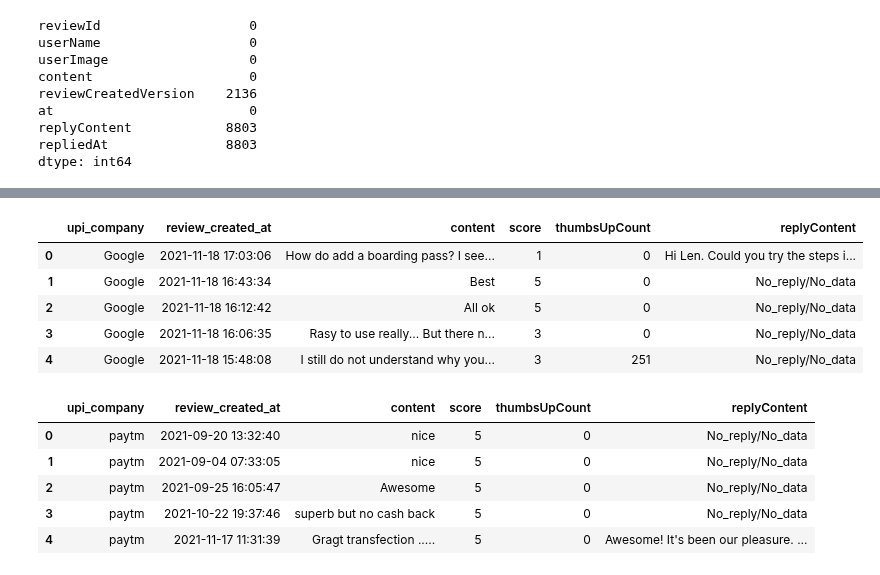
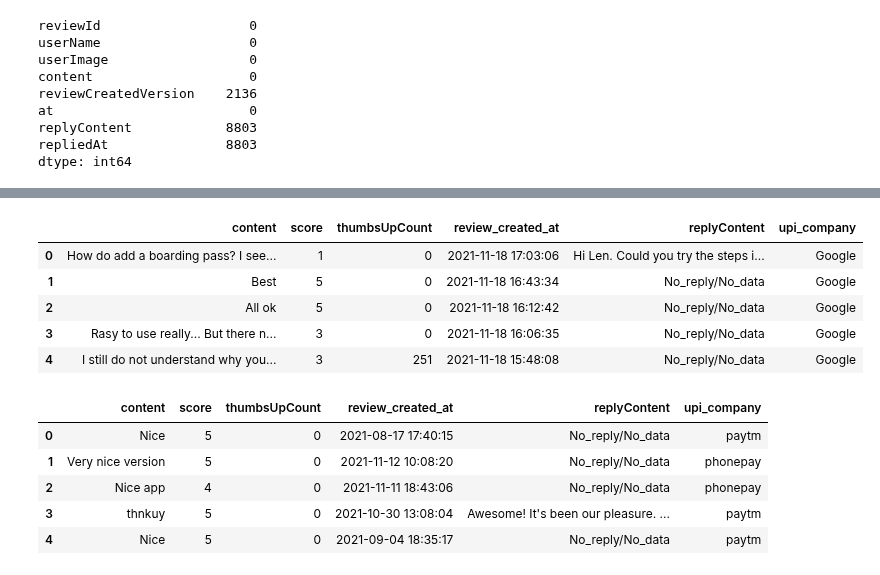
Before and after one commit to everydaycodings/Data-Science-End-To-End-Notebook-Project, a Jupyter notebook: UPI_Payment_Apps_review.ipynb, the cells around one changed output, grey strips where cells are left out. Cells and saved outputs as stored; diff of their text form; code cells hidden in the pictures.

Commit message:
Individual EDA  completed UPI_Payment_Apps_review.ipynb

```diff
--- a/UPI_Payment_Apps_review.ipynb
+++ b/UPI_Payment_Apps_review.ipynb
@@ -169,22 +154,21 @@ google_data
 # %%
 data = google_data.append([paytm_data,phonepay_data], ignore_index=True)
-data = data[["upi_company", "at", "content", "score", "thumbsUpCount", "replyContent"]]
 data = data.rename(columns={"at": "review_created_at"})
 data.head()
 # %% [output]
-|  | upi_company | review_created_at | content | score | thumbsUpCount | replyContent |
-| 0 | Google | 2021-11-18 17:03:06 | How do add a boarding pass? I see... | 1 | 0 | Hi Len. Could you try the steps i... |
-| 1 | Google | 2021-11-18 16:43:34 | Best | 5 | 0 | No_reply/No_data |
-| 2 | Google | 2021-11-18 16:12:42 | All ok | 5 | 0 | No_reply/No_data |
-| 3 | Google | 2021-11-18 16:06:35 | Rasy to use really... But there n... | 3 | 0 | No_reply/No_data |
-| 4 | Google | 2021-11-18 15:48:08 | I still do not understand why you... | 3 | 251 | No_reply/No_data |
+|  | content | score | thumbsUpCount | review_created_at | replyContent | upi_company |
+| 0 | How do add a boarding pass? I see... | 1 | 0 | 2021-11-18 17:03:06 | Hi Len. Could you try the steps i... | Google |
+| 1 | Best | 5 | 0 | 2021-11-18 16:43:34 | No_reply/No_data | Google |
+| 2 | All ok | 5 | 0 | 2021-11-18 16:12:42 | No_reply/No_data | Google |
+| 3 | Rasy to use really... But there n... | 3 | 0 | 2021-11-18 16:06:35 | No_reply/No_data | Google |
+| 4 | I still do not understand why you... | 3 | 251 | 2021-11-18 15:48:08 | No_reply/No_data | Google |
 # %%
 data = data.sample(frac=1).reset_index(drop=True)
 data.head()
 # %% [output]
-|  | upi_company | review_created_at | content | score | thumbsUpCount | replyContent |
-| 0 | paytm | 2021-09-20 13:32:40 | nice | 5 | 0 | No_reply/No_data |
-| 1 | paytm | 2021-09-04 07:33:05 | nice | 5 | 0 | No_reply/No_data |
-| 2 | paytm | 2021-09-25 16:05:47 | Awesome | 5 | 0 | No_reply/No_data |
-| 3 | paytm | 2021-10-22 19:37:46 | superb but no cash back | 5 | 0 | No_reply/No_data |
-| 4 | paytm | 2021-11-17 11:31:39 | Gragt transfection ..... | 5 | 0 | Awesome! It's been our pleasure. ... |
+|  | content | score | thumbsUpCount | review_created_at | replyContent | upi_company |
+| 0 | Nice | 5 | 0 | 2021-08-17 17:40:15 | No_reply/No_data | paytm |
+| 1 | Very nice version | 5 | 0 | 2021-11-12 10:08:20 | No_reply/No_data | phonepay |
+| 2 | Nice app | 4 | 0 | 2021-11-11 18:43:06 | No_reply/No_data | phonepay |
+| 3 | thnkuy | 5 | 0 | 2021-10-30 13:08:04 | Awesome! It's been our pleasure. ... | paytm |
+| 4 | Nice | 5 | 0 | 2021-09-04 18:35:17 | No_reply/No_data | paytm |
```
Also changed, not shown: parts of 17 cells of this notebook.
